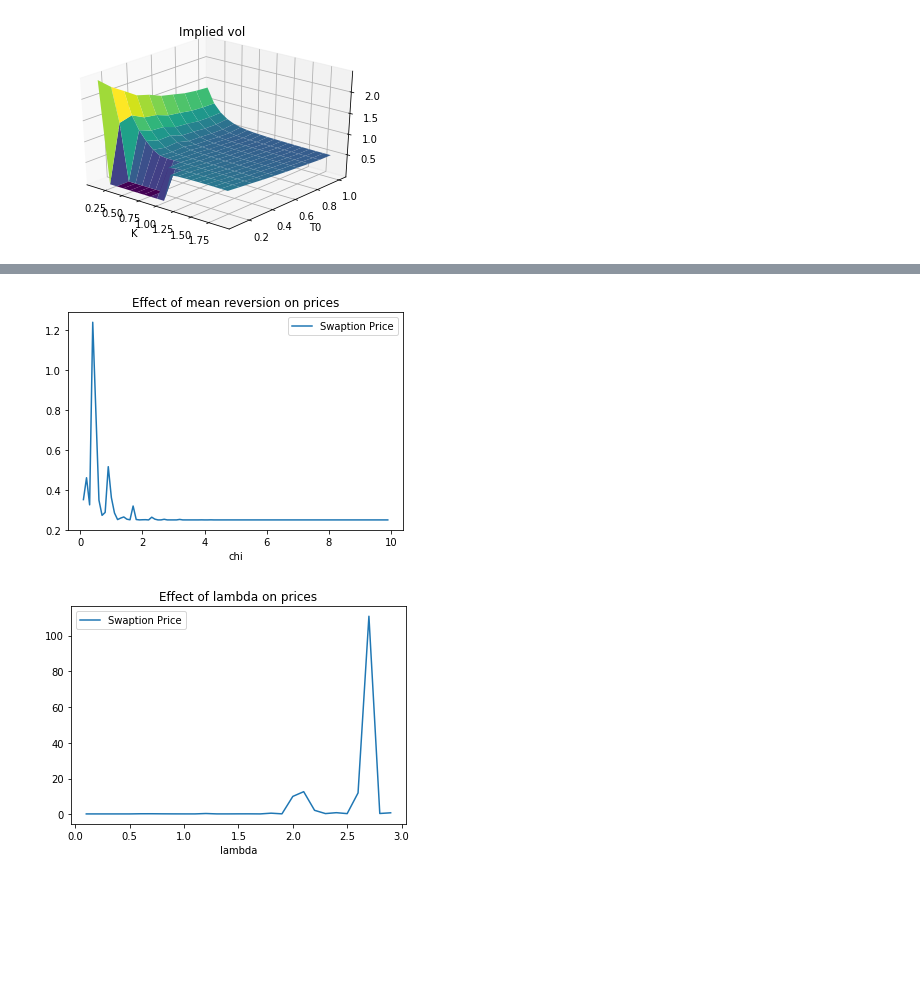
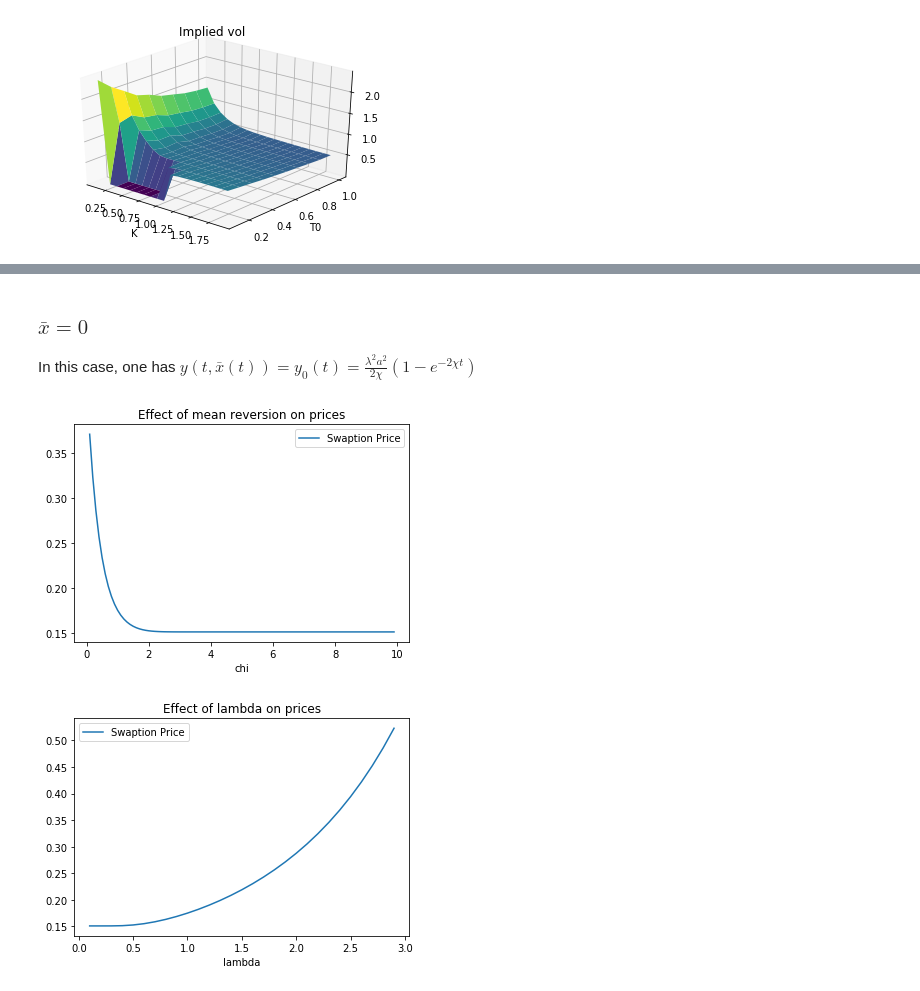
Before and after one commit to AlexisHoussard/Stage-Awalee-2021, a Jupyter notebook: Model v.1.3.ipynb, the cells around one changed output, grey strips where cells are left out. Saved outputs shown, nothing was run; the diff lists cells and outputs as text; code cells hidden in the pictures; blank space fills up the shorter version.

Commit message:
Finition de la méthode de Pricing du swaption par approximation Gaussienne

```diff
--- a/Model v.1.3.ipynb
+++ b/Model v.1.3.ipynb
@@ -98,7 +98,7 @@ K = 1
 N = 20
 M = 100000
 r = 1
-maturities = np.arange(0.5,5)     #tenor structure of the underlying swap T0=1,2...6=TN
+maturities = np.arange(1,6)     #tenor structure of the underlying swap T0=1,2...6=TN
 T0 = maturities[0]
 bonds = [np.exp(-r*m) for m in maturities]  #P(0,T_i) fixed to exp(-T_i) for tests
 # %%
@@ -588,45 +598,36 @@ def q(t,x,y,maturities,chi):
     return qt
+# %% [markdown]
+### $\bar{x} = 0$
+
+In this case, one has $y(t,\bar{x}(t)) = y_0(t) =  \frac{\lambda^2 a^2}{2 \chi} (1 - e^{-2\chi t})$
 # %%
+# t -> y(t) if chi, lambda, a constant
+def y0(t,lmbda,a,chi):
+    return (lmbda*a)**2 * (1-np.exp(-2*chi*t))/(2*chi)
+
 #Swaption Pricing in the gaussian swap rate approximation
 
-def swaption_gauss(N,K,maturities,lmbda,a,b,chi):
+def swaption_gauss(K,maturities,lmbda,a,b,chi,x):
     nb_maturities = maturities.size
     A0 = sum([(maturities[i+1]-maturities[i])*np.exp(-r*maturities[i+1]) for i in range(0,nb_maturities-1)])
     S0 = (np.exp(-r*maturities[0])-np.exp(-r*maturities[-1]))/A0
 
-    #calcul of v
-    v = 0
-    x,y = 0,0
-    delta = np.linspace(0,maturities[0],N+1)
-    for i in range(N):
-        sigma_i = lmbda*(a+b*x)
-        delta_i = delta[i+1]-delta[i]
-
-        #add the approximated integral to v
-        integral = integrate.quad(lambda t: q(t,x,y,maturities,chi)**2,delta[i],delta[i+1])[0]
-        v += sigma_i**2 * integral
-
-        #update sigma,x,y
-        Z = float(np.random.standard_normal(1))
-        x = x +(y-chi*x)*delta_i + sigma_i*math.sqrt(delta_i)*Z
-        y = y + (sigma_i**2 -2*chi*y)*delta_i
-
+    v = lmbda**2 * (integrate.quad(lambda t: q(t,x(t),y0(t,lmbda,a,chi),maturities,chi)**2 *(a + b*x(t))**2 ,0,maturities[0])[0])
     d = (S0-K)/np.sqrt(v)
     return A0*((S0-K)*stats.norm.cdf(d) + np.sqrt(v)*gaussian_density(d))
 # %%
-N = 50
 mean_reversion_val = np.arange(0.1,10,0.1)
 
-swaptions = [swaption_gauss(N,K,maturities,lmbda,a,b,mr) for mr in mean_reversion_val]
+swaptions = [swaption_gauss(K,maturities,lmbda,a,b,mr,lambda t: 0) for mr in mean_reversion_val]
 
 plot2D(mean_reversion_val,swaptions,'chi','Swaption Price','Effect of mean reversion on prices')
 # %% [output]
-[figure, old version]
+[figure, new version]
 # %%
 lmbdas = np.arange(0.1,3,0.1)
 
-swaptions1 = [swaption_gauss(N,K,maturities,l,a,b,chi) for l in lmbdas]
+swaptions1 = [swaption_gauss(K,maturities,l,a,b,chi,lambda t: 0) for l in lmbdas]
 
 plot2D(lmbdas,swaptions1,'lambda','Swaption Price','Effect of lambda on prices')
 # %% [output]
-[figure, old version]
+[figure, new version]
```
Also changed, not shown: parts of 20 cells of this notebook.
